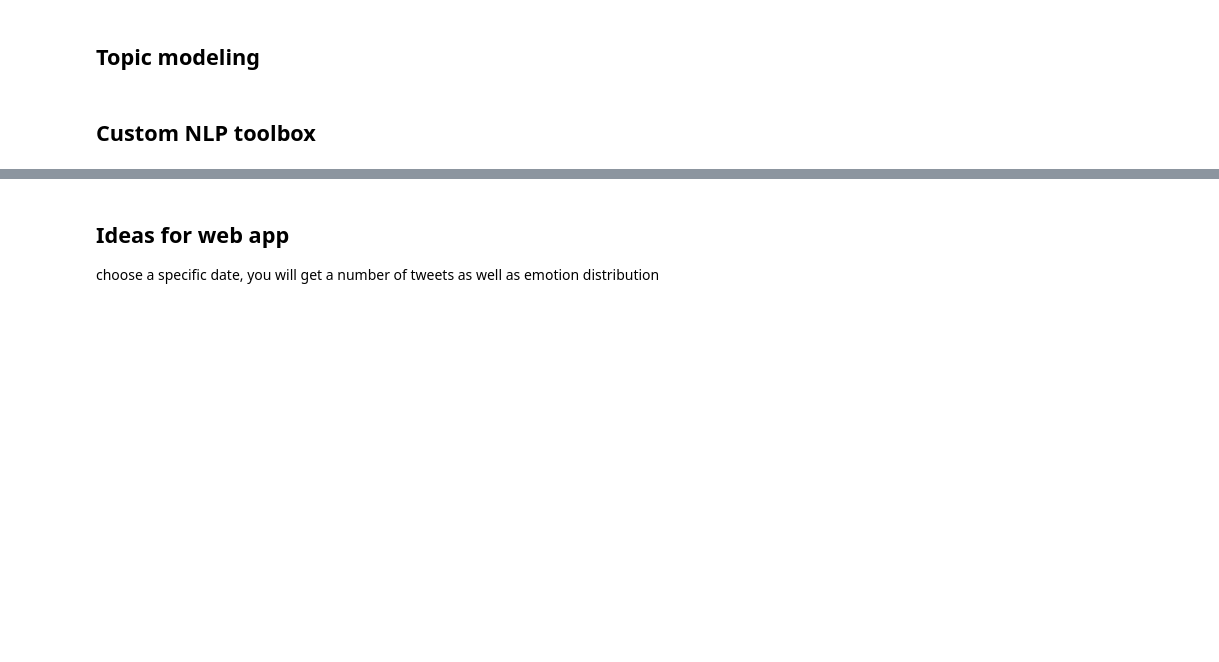
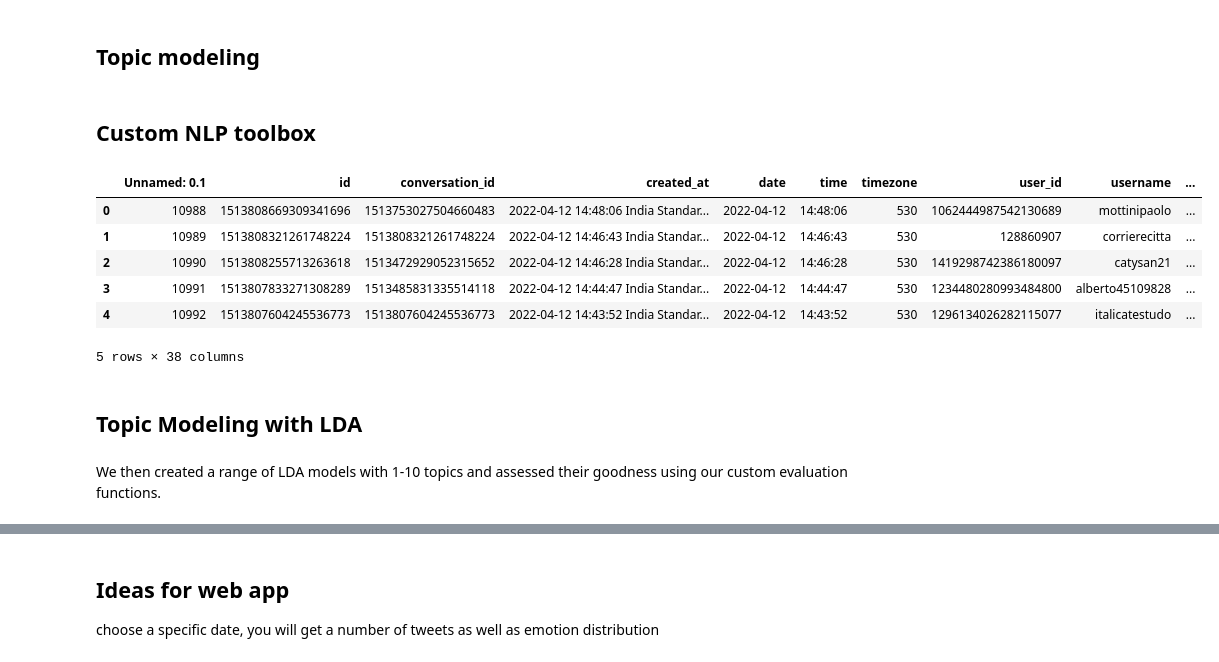
Before and after one commit to OmdenaAI/trieste-italy-long-covid, a Jupyter notebook: src/tasks/task-6-sentiment_analysis-text_classification-topic_modeling/sentiment_analysis_plus_intro_to_topic_modeling.ipynb, the cells around one changed output, grey strips where cells are left out. Cells and saved outputs as stored; diff of their text form; code cells hidden in the pictures; blank space fills up the shorter version.

Commit message:
topic modeling and sentiment analysis

```diff
--- a/src/tasks/task-6-sentiment_analysis-text_classification-topic_modeling/sentiment_analysis_plus_intro_to_topic_modeling.ipynb
+++ b/src/tasks/task-6-sentiment_analysis-text_classification-topic_modeling/sentiment_analysis_plus_intro_to_topic_modeling.ipynb
@@ -394,3 +394,17 @@ def preprocess_text_ngrams(text, language, stop_words = [], pos = ['PROPN', 'NOU
         tokens = generate_ngrams(text, bigram, trigram)
     print(tokens.corpus)
     return lemmatize_pos_filter(" ".join(tokens), language, pos)
+# %%
+data.head()
+# %% [output]
+|  | Unnamed: 0.1 | id | conversation_id | created_at | date | time | timezone | user_id | username | ... |
+| 0 | 10988 | 1513808669309341696 | 1513753027504660483 | 2022-04-12 14:48:06 India Standar... | 2022-04-12 | 14:48:06 | 530 | 1062444987542130689 | mottinipaolo | ... |
+| 1 | 10989 | 1513808321261748224 | 1513808321261748224 | 2022-04-12 14:46:43 India Standar... | 2022-04-12 | 14:46:43 | 530 | 128860907 | corrierecitta | ... |
+| 2 | 10990 | 1513808255713263618 | 1513472929052315652 | 2022-04-12 14:46:28 India Standar... | 2022-04-12 | 14:46:28 | 530 | 1419298742386180097 | catysan21 | ... |
+| 3 | 10991 | 1513807833271308289 | 1513485831335514118 | 2022-04-12 14:44:47 India Standar... | 2022-04-12 | 14:44:47 | 530 | 1234480280993484800 | alberto45109828 | ... |
+| 4 | 10992 | 1513807604245536773 | 1513807604245536773 | 2022-04-12 14:43:52 India Standar... | 2022-04-12 | 14:43:52 | 530 | 1296134026282115077 | italicatestudo | ... |
+5 rows × 38 columns
+# %% [markdown]
+## Topic Modeling with LDA
+# %% [markdown]
+We then created a range of LDA models with 1-10 topics and assessed their goodness using our custom evaluation functions.
```
Also changed, not shown: parts of 14 cells of this notebook, 1 other file.
